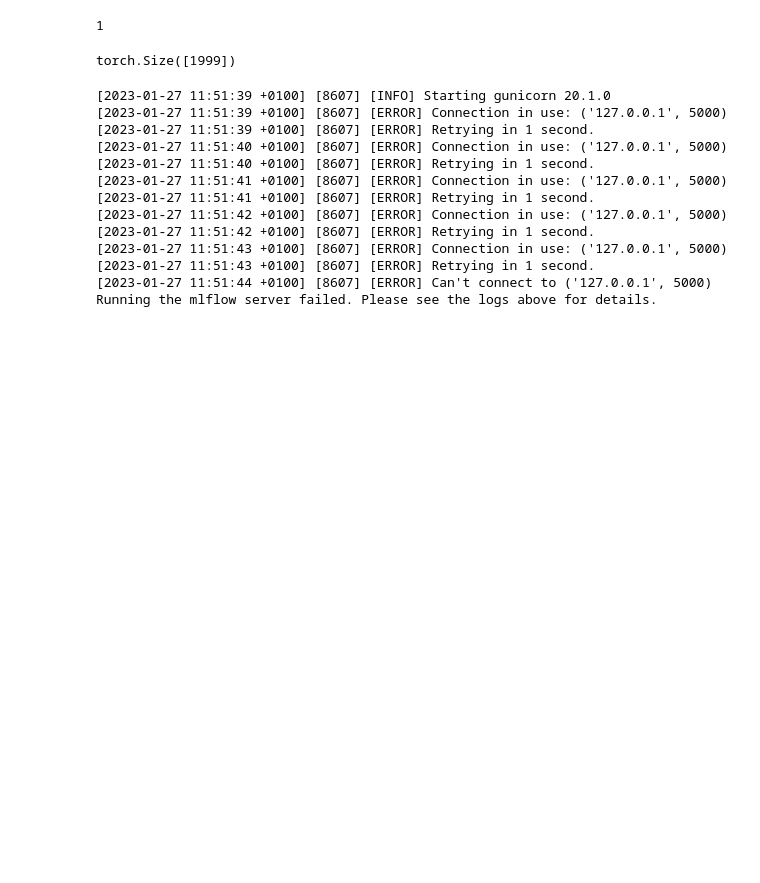
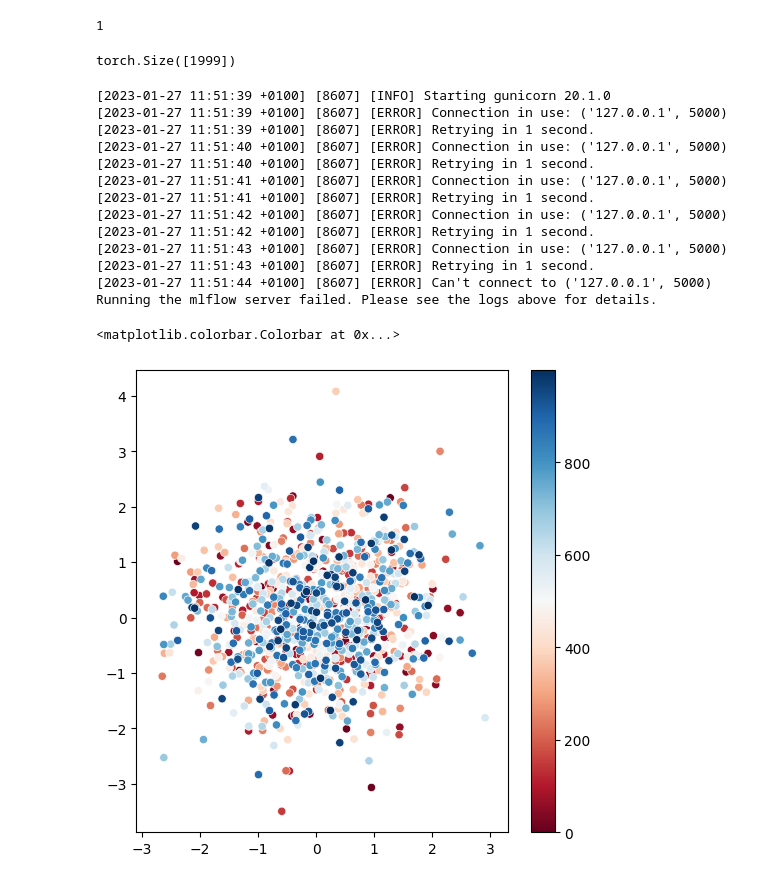
Before and after one commit to MatthiasHerp/mctm_pytorch, a Jupyter notebook: test_mlflow_simstudy.ipynb, the cells around one changed output. Saved outputs shown, nothing was run; the diff lists cells and outputs as text; code cells hidden in the pictures; blank space fills up the shorter version.

```diff
--- a/test_mlflow_simstudy.ipynb
+++ b/test_mlflow_simstudy.ipynb
@@ -191,3 +192,25 @@ Running the mlflow server failed. Please see the logs above for details.
 sns.scatterplot(x=z_train[0,:], y=z_train[1,:],alpha=0.6,color="k")
 sns.kdeplot(x=z_train[0,:], y=z_train[1,:], fill=True, alpha=0.6, levels=5)
 plt.show()
+# %%
+x_lim = (z_train[:,0].min(),z_train[:,0].max())
+z_train = torch.distributions.Normal(0,1).sample((1000,2)).detach().numpy()
+kl = np.array(range(1000))
+fig, ax = plt.subplots(figsize=(6, 6))
+sns.scatterplot(x=z_train[:,0], y=z_train[:,1], hue=kl, ax = ax, palette='RdBu')
+ax.set_xlim(x_lim)
+
+norm = plt.Normalize(kl.min(), kl.max())
+sm = plt.cm.ScalarMappable(cmap="RdBu", norm=norm)
+sm.set_array([])
+
+# Remove the legend and add a colorbar
+ax.get_legend().remove()
+ax.figure.colorbar(sm)
+#im = ax.imshow(kl, cmap='bone')
+#divider = make_axes_locatable(ax)
+#cax = divider.append_axes('right', size='5%', pad=0.05)
+#fig.colorbar(im) #cax=cax, orientation='vertical')
+# %% [output]
+<matplotlib.colorbar.Colorbar at 0x...>
+[figure, added]
```
Also changed, not shown: parts of 43 cells of this notebook, 1 other file.
